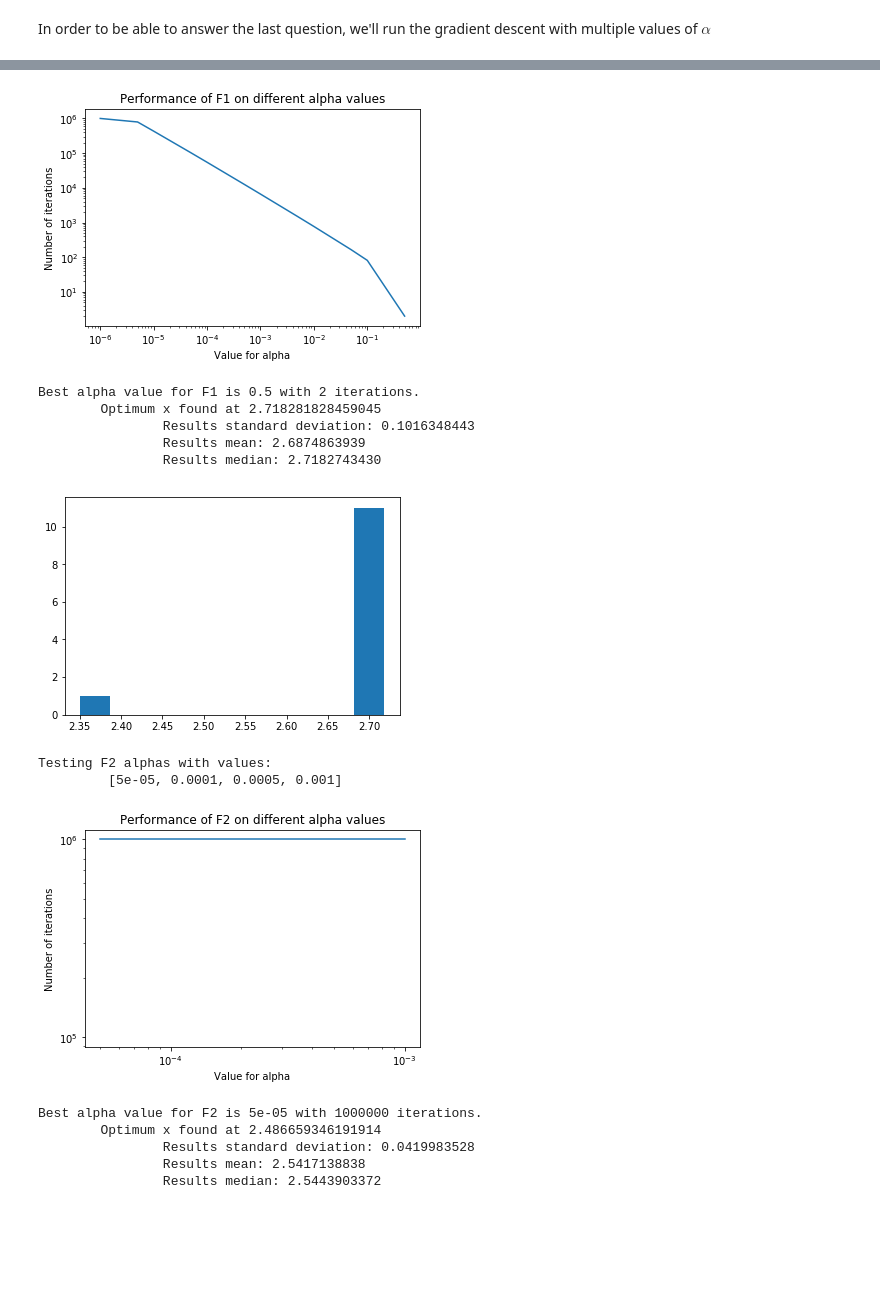
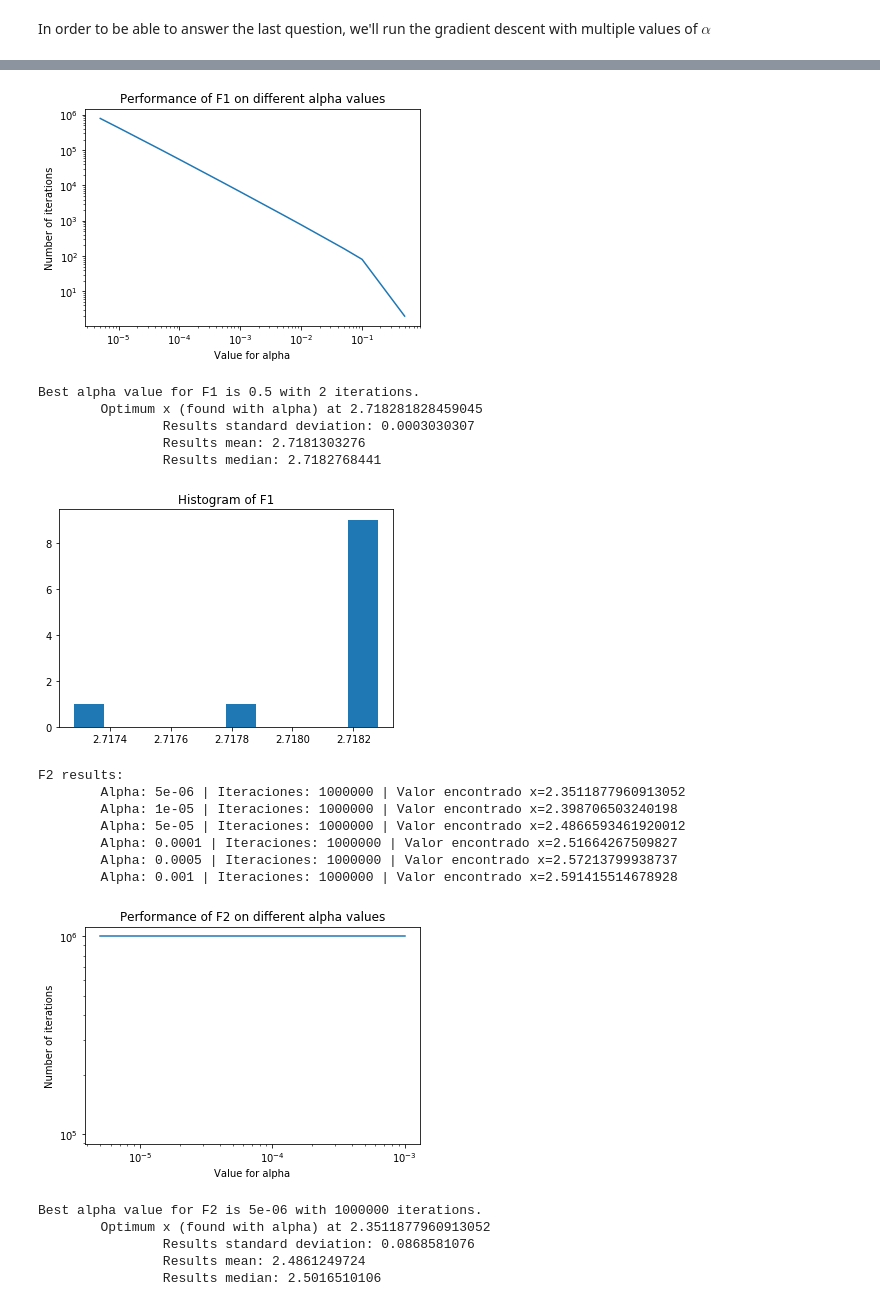
Before and after one commit to ceciliamm/evolutionary-computation, a Jupyter notebook: psets/02/Theory.ipynb, the cells around one changed output, grey strips where cells are left out. Drawn from its saved outputs; the diff is of its cells as text; code cells hidden in the pictures; blank space fills up the shorter version.

Commit message:
P02 - 1.b) F1 Graphs and results

```diff
--- a/psets/02/Theory.ipynb
+++ b/psets/02/Theory.ipynb
@@ -46,7 +46,7 @@ def df1(x):
 
 def df2(x):
     """F2's first derivative."""
-    return np.longdouble((-6) * ((np.e - np.longdouble(x)) **6))
+    return (-6) * ((np.e - x) **6)
 # %%
 # Gradient descent implementation
 
@@ -76,8 +76,14 @@ def test_alphas(x, alphas, f, df, f_name):
     Y = []
     best_alpha = {'alpha': None, 'iterations': 10000000, 'optimum_x': None}
     results = []
+    print("{} results:".format(f_name))
     for alpha in alphas:
         optimum_x, iters = gradient_descent(x, alpha, df)
+        print("\tAlpha: {} | Iteraciones: {} | Valor encontrado x={}".format(
+            alpha,
+            iters,
+            optimum_x
+        ))
         results.append(optimum_x)
         Y.append(iters)
         if best_alpha['iterations'] > iters:
@@ -102,19 +108,21 @@ def test_alphas(x, alphas, f, df, f_name):
     print("\t\tResults mean: %.10f" % np.mean(results))
     print("\t\tResults median: %.10f" % np.median(results))
     plt.figure()
+    plt.title("Histogram of {}".format(f_name))
     plt.hist(results)
     plt.show()
 
 
 # Generate alphas for F1
-alphas = [0.000001, 0.000005, 0.00001, 0.00005, 0.0001, 0.0005, 0.001, 0.005, 0.01, 0.05, 0.1, 0.5]
-print("Testing F1 alphas with values:\n\t", alphas)
+alphas = [10**i for i in range(0, -6, -1)]
+alphas += [i / 2 for i in alphas]
+alphas.sort()
+alphas.remove(1)
 test_alphas(0, alphas, f1, df1, 'F1')
 
 # Generate alphas for F1
-alphas = [0.00005, 0.0001, 0.0005, 0.001]
-print("Testing F2 alphas with values:\n\t", alphas)
-#gradient_descent(0, .001, df2)
+alphas = [10**i for i in range(-3, -6, -1)]
+alphas += [i / 2 for i in alphas]
+alphas.sort()
 test_alphas(0, alphas, f2, df2, 'F2')
-#best_f2_alpha = test_alphas(0, alphas, df2, 'Performance of F1 on different alpha values')
 # %% [output]
@@ -123,15 +141,20 @@ Testing F1 alphas with values:
-[figure, old version]
+[figure, new version]
 Best alpha value for F1 is 0.5 with 2 iterations.
-        Optimum x found at 2.718281828459045
-                Results standard deviation: 0.1016348443
-                Results mean: 2.6874863939
-                Results median: 2.7182743430
+        Optimum x (found with alpha) at 2.718281828459045
+                Results standard deviation: 0.0003030307
+                Results mean: 2.7181303276
+                Results median: 2.7182768441
-[figure, old version]
+[figure, new version]
-Testing F2 alphas with values:
-         [5e-05, 0.0001, 0.0005, 0.001]
+F2 results:
+        Alpha: 5e-06 | Iteraciones: 1000000 | Valor encontrado x=2.3511877960913052
+        Alpha: 1e-05 | Iteraciones: 1000000 | Valor encontrado x=2.398706503240198
+        Alpha: 5e-05 | Iteraciones: 1000000 | Valor encontrado x=2.4866593461920012
+        Alpha: 0.0001 | Iteraciones: 1000000 | Valor encontrado x=2.51664267509827
+        Alpha: 0.0005 | Iteraciones: 1000000 | Valor encontrado x=2.57213799938737
+        Alpha: 0.001 | Iteraciones: 1000000 | Valor encontrado x=2.591415514678928
-[figure, old version]
+[figure, new version]
-Best alpha value for F2 is 5e-05 with 1000000 iterations.
-        Optimum x found at 2.486659346191914
-                Results standard deviation: 0.0419983528
-                Results mean: 2.5417138838
-                Results median: 2.5443903372
+Best alpha value for F2 is 5e-06 with 1000000 iterations.
+        Optimum x (found with alpha) at 2.3511877960913052
+                Results standard deviation: 0.0868581076
+                Results mean: 2.4861249724
+                Results median: 2.5016510106
```
Also changed, not shown: parts of 1 cell of this notebook, 6 other files.
